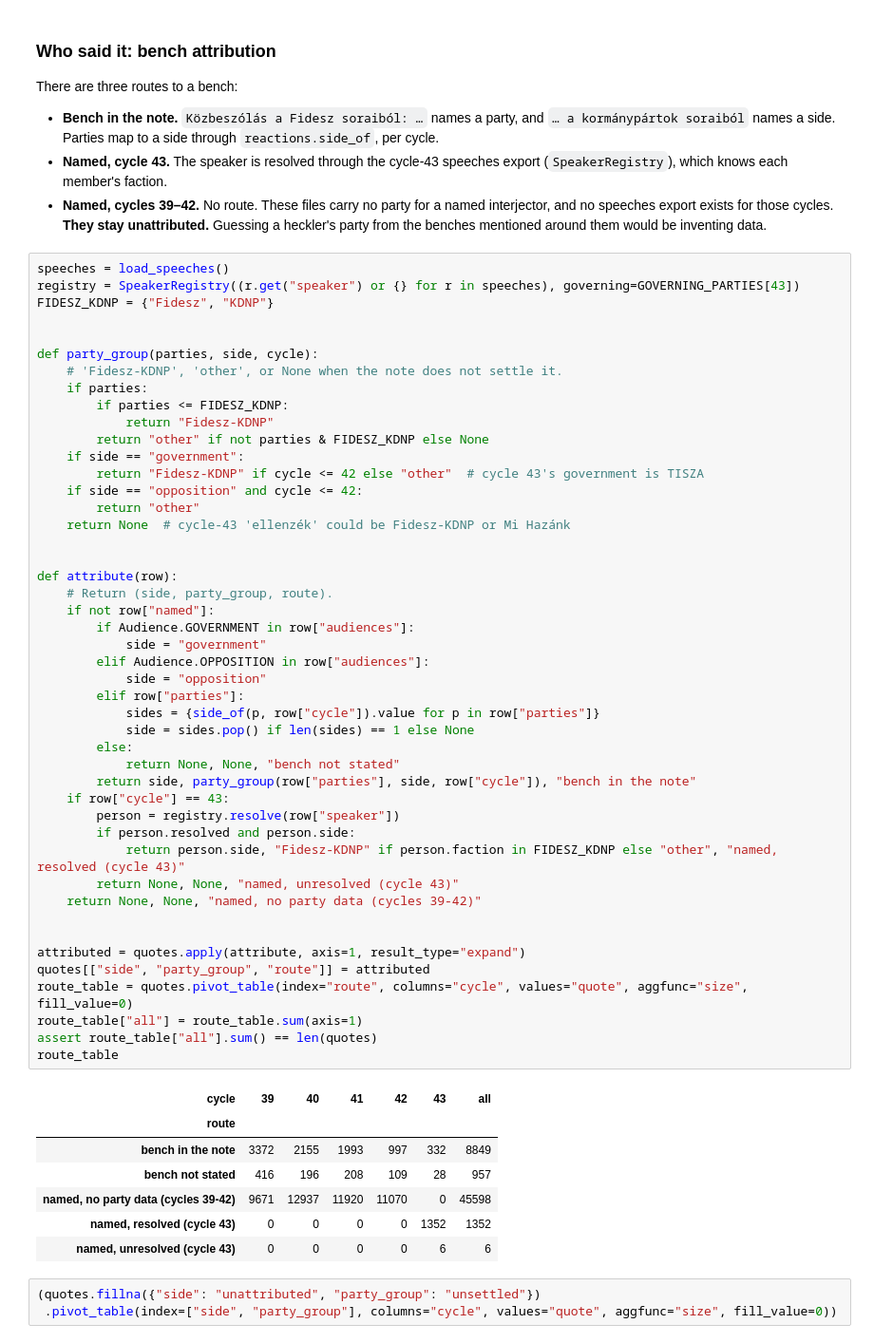
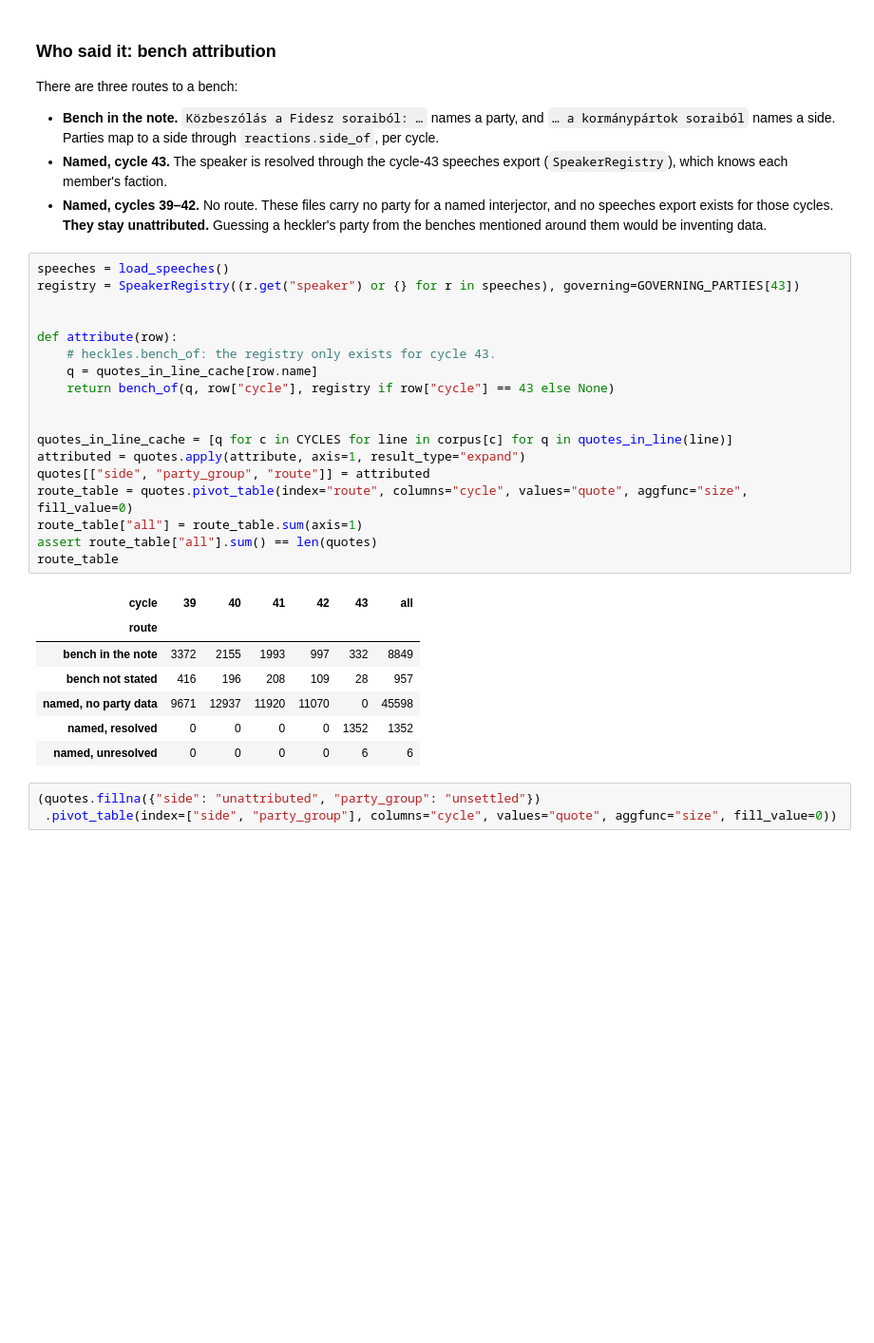
Before and after one commit to crow-intelligence/parlamonitor-experiments, a Jupyter notebook: notebooks/03_parentheticals_heckle_content.ipynb, the cells around one changed output. Shown at 95% size. Saved outputs shown, nothing was run; the diff lists cells and outputs as text; blank space fills up the shorter version.

```diff
--- a/notebooks/03_parentheticals_heckle_content.ipynb
+++ b/notebooks/03_parentheticals_heckle_content.ipynb
@@ -214,60 +162,32 @@ There are three routes to a bench:
   interjector, and no speeches export exists for those cycles. **They stay
   unattributed.** Guessing a heckler's party from the benches mentioned
   around them would be inventing data.
-# %%
-speeches = load_speeches()
-registry = SpeakerRegistry((r.get("speaker") or {} for r in speeches), governing=GOVERNING_PARTIES[43])
-FIDESZ_KDNP = {"Fidesz", "KDNP"}
-
-
-def party_group(parties, side, cycle):
-    # 'Fidesz-KDNP', 'other', or None when the note does not settle it.
-    if parties:
-        if parties <= FIDESZ_KDNP:
-            return "Fidesz-KDNP"
-        return "other" if not parties & FIDESZ_KDNP else None
-    if side == "government":
-        return "Fidesz-KDNP" if cycle <= 42 else "other"  # cycle 43's government is TISZA
-    if side == "opposition" and cycle <= 42:
-        return "other"
-    return None  # cycle-43 'ellenzék' could be Fidesz-KDNP or Mi Hazánk
-
-
-def attribute(row):
-    # Return (side, party_group, route).
-    if not row["named"]:
-        if Audience.GOVERNMENT in row["audiences"]:
-            side = "government"
-        elif Audience.OPPOSITION in row["audiences"]:
-            side = "opposition"
-        elif row["parties"]:
-            sides = {side_of(p, row["cycle"]).value for p in row["parties"]}
-            side = sides.pop() if len(sides) == 1 else None
-        else:
-            return None, None, "bench not stated"
-        return side, party_group(row["parties"], side, row["cycle"]), "bench in the note"
-    if row["cycle"] == 43:
-        person = registry.resolve(row["speaker"])
-        if person.resolved and person.side:
-            return person.side, "Fidesz-KDNP" if person.faction in FIDESZ_KDNP else "other", "named, resolved (cycle 43)"
-        return None, None, "named, unresolved (cycle 43)"
-    return None, None, "named, no party data (cycles 39-42)"
-
-
-attributed = quotes.apply(attribute, axis=1, result_type="expand")
-quotes[["side", "party_group", "route"]] = attributed
-route_table = quotes.pivot_table(index="route", columns="cycle", values="quote", aggfunc="size", fill_value=0)
-route_table["all"] = route_table.sum(axis=1)
-assert route_table["all"].sum() == len(quotes)
-route_table
-# %% [output]
-| cycle | 39 | 40 | 41 | 42 | 43 | all |
-| route |  |  |  |  |  |  |
-| bench in the note | 3372 | 2155 | 1993 | 997 | 332 | 8849 |
-| bench not stated | 416 | 196 | 208 | 109 | 28 | 957 |
-| named, no party data (cycles 39-42) | 9671 | 12937 | 11920 | 11070 | 0 | 45598 |
-| named, resolved (cycle 43) | 0 | 0 | 0 | 0 | 1352 | 1352 |
-| named, unresolved (cycle 43) | 0 | 0 | 0 | 0 | 6 | 6 |
+# %%
+speeches = load_speeches()
+registry = SpeakerRegistry((r.get("speaker") or {} for r in speeches), governing=GOVERNING_PARTIES[43])
+
+
+def attribute(row):
+    # heckles.bench_of: the registry only exists for cycle 43.
+    q = quotes_in_line_cache[row.name]
+    return bench_of(q, row["cycle"], registry if row["cycle"] == 43 else None)
+
+
+quotes_in_line_cache = [q for c in CYCLES for line in corpus[c] for q in quotes_in_line(line)]
+attributed = quotes.apply(attribute, axis=1, result_type="expand")
+quotes[["side", "party_group", "route"]] = attributed
+route_table = quotes.pivot_table(index="route", columns="cycle", values="quote", aggfunc="size", fill_value=0)
+route_table["all"] = route_table.sum(axis=1)
+assert route_table["all"].sum() == len(quotes)
+route_table
+# %% [output]
+| cycle | 39 | 40 | 41 | 42 | 43 | all |
+| route |  |  |  |  |  |  |
+| bench in the note | 3372 | 2155 | 1993 | 997 | 332 | 8849 |
+| bench not stated | 416 | 196 | 208 | 109 | 28 | 957 |
+| named, no party data | 9671 | 12937 | 11920 | 11070 | 0 | 45598 |
+| named, resolved | 0 | 0 | 0 | 0 | 1352 | 1352 |
+| named, unresolved | 0 | 0 | 0 | 0 | 6 | 6 |
 # %%
 (quotes.fillna({"side": "unattributed", "party_group": "unsettled"})
  .pivot_table(index=["side", "party_group"], columns="cycle", values="quote", aggfunc="size", fill_value=0))
```
Also changed, not shown: parts of 9 cells of this notebook, 8 other files.
